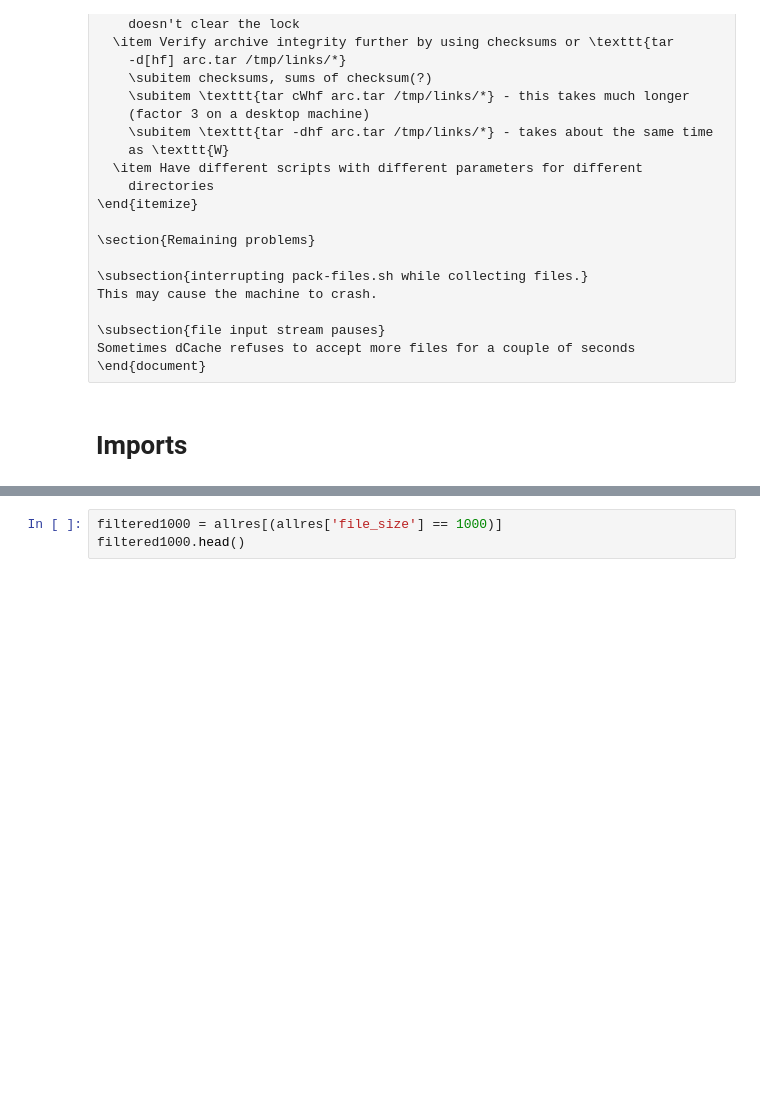
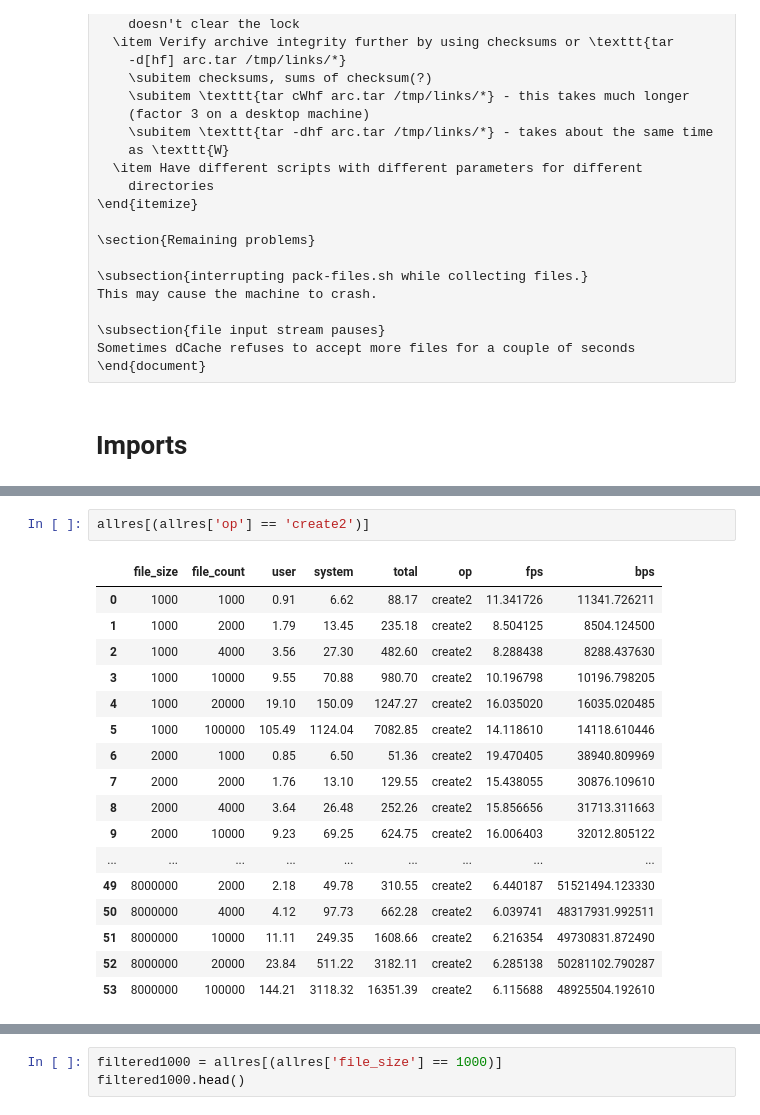
Before and after one commit to svemeyer/SmallFiles, a Jupyter notebook: src/ipy/SmallFiles.ipynb, the cells around one changed output, grey strips where cells are left out. Cells and saved outputs as stored; diff of their text form; blank space fills up the shorter version.

```diff
--- a/src/ipy/SmallFiles.ipynb
+++ b/src/ipy/SmallFiles.ipynb
@@ -795 +801,21 @@ allres.head()
+# %%
+allres[(allres['op'] == 'create2')]
+# %% [output]
+|  | file_size | file_count | user | system | total | op | fps | bps |
+| 0 | 1000 | 1000 | 0.91 | 6.62 | 88.17 | create2 | 11.341726 | 11341.726211 |
+| 1 | 1000 | 2000 | 1.79 | 13.45 | 235.18 | create2 | 8.504125 | 8504.124500 |
+| 2 | 1000 | 4000 | 3.56 | 27.30 | 482.60 | create2 | 8.288438 | 8288.437630 |
+| 3 | 1000 | 10000 | 9.55 | 70.88 | 980.70 | create2 | 10.196798 | 10196.798205 |
+| 4 | 1000 | 20000 | 19.10 | 150.09 | 1247.27 | create2 | 16.035020 | 16035.020485 |
+| 5 | 1000 | 100000 | 105.49 | 1124.04 | 7082.85 | create2 | 14.118610 | 14118.610446 |
+| 6 | 2000 | 1000 | 0.85 | 6.50 | 51.36 | create2 | 19.470405 | 38940.809969 |
+| 7 | 2000 | 2000 | 1.76 | 13.10 | 129.55 | create2 | 15.438055 | 30876.109610 |
+| 8 | 2000 | 4000 | 3.64 | 26.48 | 252.26 | create2 | 15.856656 | 31713.311663 |
+| 9 | 2000 | 10000 | 9.23 | 69.25 | 624.75 | create2 | 16.006403 | 32012.805122 |
+| ... | ... | ... | ... | ... | ... | ... | ... | ... |
+| 49 | 8000000 | 2000 | 2.18 | 49.78 | 310.55 | create2 | 6.440187 | 51521494.123330 |
+| 50 | 8000000 | 4000 | 4.12 | 97.73 | 662.28 | create2 | 6.039741 | 48317931.992511 |
+| 51 | 8000000 | 10000 | 11.11 | 249.35 | 1608.66 | create2 | 6.216354 | 49730831.872490 |
+| 52 | 8000000 | 20000 | 23.84 | 511.22 | 3182.11 | create2 | 6.285138 | 50281102.790287 |
+| 53 | 8000000 | 100000 | 144.21 | 3118.32 | 16351.39 | create2 | 6.115688 | 48925504.192610 |
 # %%
```
Also changed, not shown: parts of 6 cells of this notebook, 8 other files.
